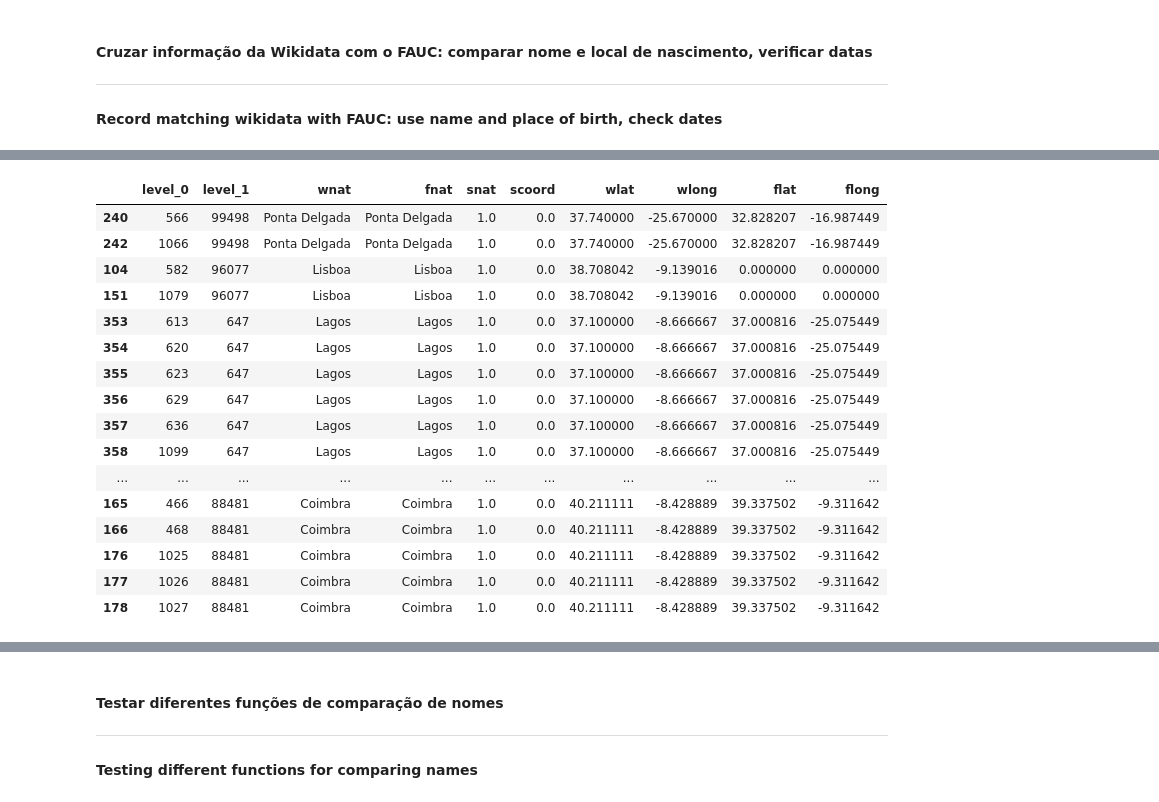
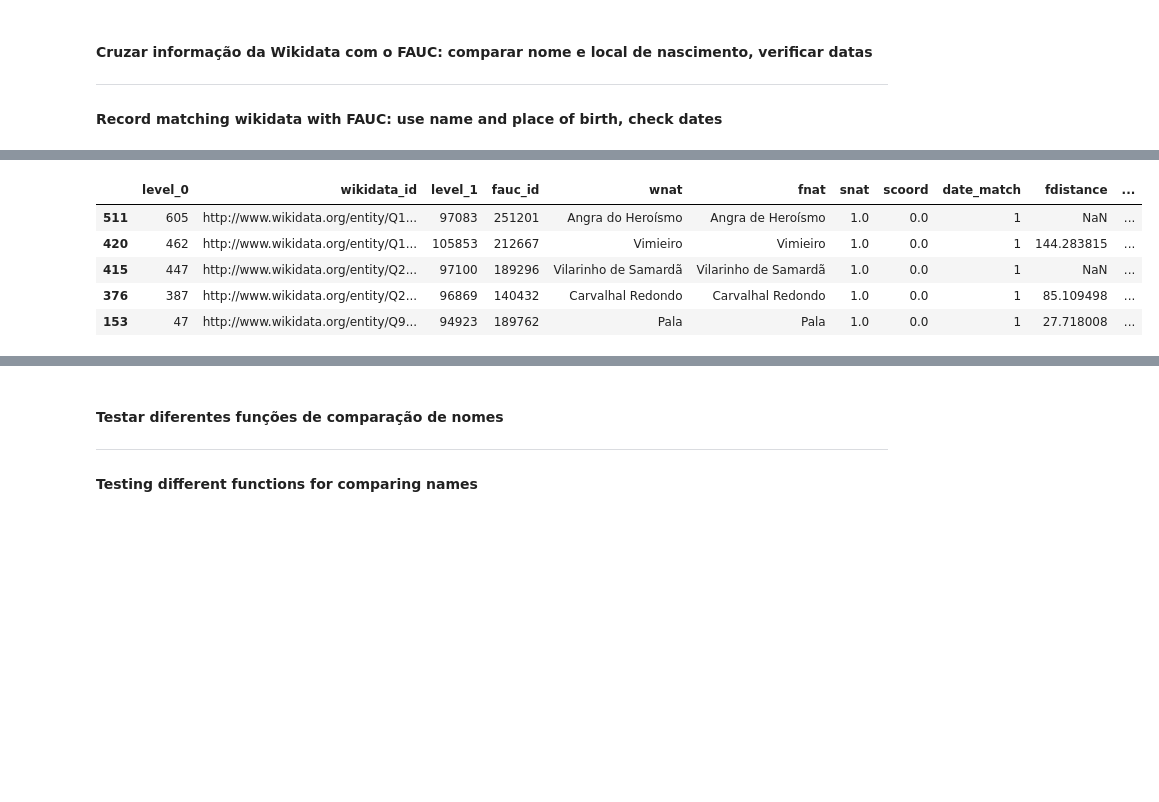
Before and after one commit to joaquimrcarvalho/fauc1537-1919, a Jupyter notebook: notebooks/997-wikidata.ipynb, the cells around one changed output, grey strips where cells are left out. Drawn from its saved outputs; the diff is of its cells as text; code cells hidden in the pictures; blank space fills up the shorter version.

```diff
--- a/notebooks/997-wikidata.ipynb
+++ b/notebooks/997-wikidata.ipynb
@@ -348,7 +352,7 @@ fauc['nname'] = fauc['nname'].str.lower()
 # %%
 import recordlinkage
 
-indexer = recordlinkage.index.SortedNeighbourhood('naturalidade','naturalidade',window=21)
+indexer = recordlinkage.index.SortedNeighbourhood('nname','nname',window=21)
 # %%
 candidates = indexer.index(wikidata,fauc)
 print(len(candidates))
@@ -406,6 +414,8 @@ potential_matches['wnat'] = wikidata.iloc[potential_matches['level_0']]['natural
 potential_matches['fauc_id'] = fauc.iloc[potential_matches['level_1']]['fauc_id'].values
 potential_matches['fname'] = fauc.iloc[potential_matches['level_1']]['name'].values
 potential_matches['fnat'] = fauc.iloc[potential_matches['level_1']]['naturalidade'].values
+potential_matches['fplace_name'] = fauc.iloc[potential_matches['level_1']]['address'].values
+potential_matches['fdistance'] = fauc.iloc[potential_matches['level_1']]['distance'].values
 
 potential_matches['score'] = potential_matches['scoord'] + potential_matches['snat'] + potential_matches['sname']
 
@@ -450,8 +478,8 @@ min_age = 14  #  minimum age at entry
 max_age = 35  # max age at entry
 
 potential_matches['date_match'] = None
-
-for indx,wndx,fndx,scoord,snat,sname,wikidata_id,wname,wnat,fauc_id,fname,fnat,score,date_match in potential_matches.itertuples():
+cols = ['level_0','level_1','scoord','snat','sname','wikidata_id','wname','wnat','fauc_id','fname','fnat','fdistance','score','date_match' ]
+for indx,wndx,fndx,scoord,snat,sname,wikidata_id,wname,wnat,fauc_id,fname,fnat,distance,score,date_match in potential_matches[cols].itertuples():
     birth_date = wikidata.loc[wndx,'birth_date']
     uc_entry = fauc.loc[fndx,'uc-entrada']
     if birth_date is not None:
@@ -516,5 +561,5 @@ Number of fauc records matched: 125
 # %%
-nat_analysis = potential_matches[['level_0','level_1','wnat','fnat','snat','scoord']].copy()
+nat_analysis = potential_matches[['level_0','wikidata_id','level_1','fauc_id','wnat','fnat','snat','scoord','date_match','fdistance']].copy()
 nat_analysis['wlat'] = wikidata.iloc[nat_analysis['level_0']]['latitude'].values
 nat_analysis['wlong'] = wikidata.iloc[nat_analysis['level_0']]['longitude'].values
 
@@ -543,20 +588,9 @@ memory usage: 50.5+ KB
 # %%
-nat_analysis[(nat_analysis.snat > 0) & (nat_analysis.scoord == 0)].head(50)
+nat_analysis[(nat_analysis.snat > 0) & (nat_analysis.scoord == 0)].drop_duplicates(subset=['wnat','fnat','fdistance']).head(50)
 # %% [output]
-|  | level_0 | level_1 | wnat | fnat | snat | scoord | wlat | wlong | flat | flong |
-| 240 | 566 | 99498 | Ponta Delgada | Ponta Delgada | 1.0 | 0.0 | 37.740000 | -25.670000 | 32.828207 | -16.987449 |
-| 242 | 1066 | 99498 | Ponta Delgada | Ponta Delgada | 1.0 | 0.0 | 37.740000 | -25.670000 | 32.828207 | -16.987449 |
-| 104 | 582 | 96077 | Lisboa | Lisboa | 1.0 | 0.0 | 38.708042 | -9.139016 | 0.000000 | 0.000000 |
-| 151 | 1079 | 96077 | Lisboa | Lisboa | 1.0 | 0.0 | 38.708042 | -9.139016 | 0.000000 | 0.000000 |
-| 353 | 613 | 647 | Lagos | Lagos | 1.0 | 0.0 | 37.100000 | -8.666667 | 37.000816 | -25.075449 |
-| 354 | 620 | 647 | Lagos | Lagos | 1.0 | 0.0 | 37.100000 | -8.666667 | 37.000816 | -25.075449 |
-| 355 | 623 | 647 | Lagos | Lagos | 1.0 | 0.0 | 37.100000 | -8.666667 | 37.000816 | -25.075449 |
-| 356 | 629 | 647 | Lagos | Lagos | 1.0 | 0.0 | 37.100000 | -8.666667 | 37.000816 | -25.075449 |
-| 357 | 636 | 647 | Lagos | Lagos | 1.0 | 0.0 | 37.100000 | -8.666667 | 37.000816 | -25.075449 |
-| 358 | 1099 | 647 | Lagos | Lagos | 1.0 | 0.0 | 37.100000 | -8.666667 | 37.000816 | -25.075449 |
-| ... | ... | ... | ... | ... | ... | ... | ... | ... | ... | ... |
-| 165 | 466 | 88481 | Coimbra | Coimbra | 1.0 | 0.0 | 40.211111 | -8.428889 | 39.337502 | -9.311642 |
-| 166 | 468 | 88481 | Coimbra | Coimbra | 1.0 | 0.0 | 40.211111 | -8.428889 | 39.337502 | -9.311642 |
-| 176 | 1025 | 88481 | Coimbra | Coimbra | 1.0 | 0.0 | 40.211111 | -8.428889 | 39.337502 | -9.311642 |
-| 177 | 1026 | 88481 | Coimbra | Coimbra | 1.0 | 0.0 | 40.211111 | -8.428889 | 39.337502 | -9.311642 |
-| 178 | 1027 | 88481 | Coimbra | Coimbra | 1.0 | 0.0 | 40.211111 | -8.428889 | 39.337502 | -9.311642 |
+|  | level_0 | wikidata_id | level_1 | fauc_id | wnat | fnat | snat | scoord | date_match | fdistance | ... |
+| 511 | 605 | http://www.wikidata.org/entity/Q1... | 97083 | 251201 | Angra do Heroísmo | Angra de Heroísmo | 1.0 | 0.0 | 1 | NaN | ... |
+| 420 | 462 | http://www.wikidata.org/entity/Q1... | 105853 | 212667 | Vimieiro | Vimieiro | 1.0 | 0.0 | 1 | 144.283815 | ... |
+| 415 | 447 | http://www.wikidata.org/entity/Q2... | 97100 | 189296 | Vilarinho de Samardã | Vilarinho de Samardã | 1.0 | 0.0 | 1 | NaN | ... |
+| 376 | 387 | http://www.wikidata.org/entity/Q2... | 96869 | 140432 | Carvalhal Redondo | Carvalhal Redondo | 1.0 | 0.0 | 1 | 85.109498 | ... |
+| 153 | 47 | http://www.wikidata.org/entity/Q9... | 94923 | 189762 | Pala | Pala | 1.0 | 0.0 | 1 | 27.718008 | ... |
```
Also changed, not shown: parts of 17 cells of this notebook, 11 other files.
